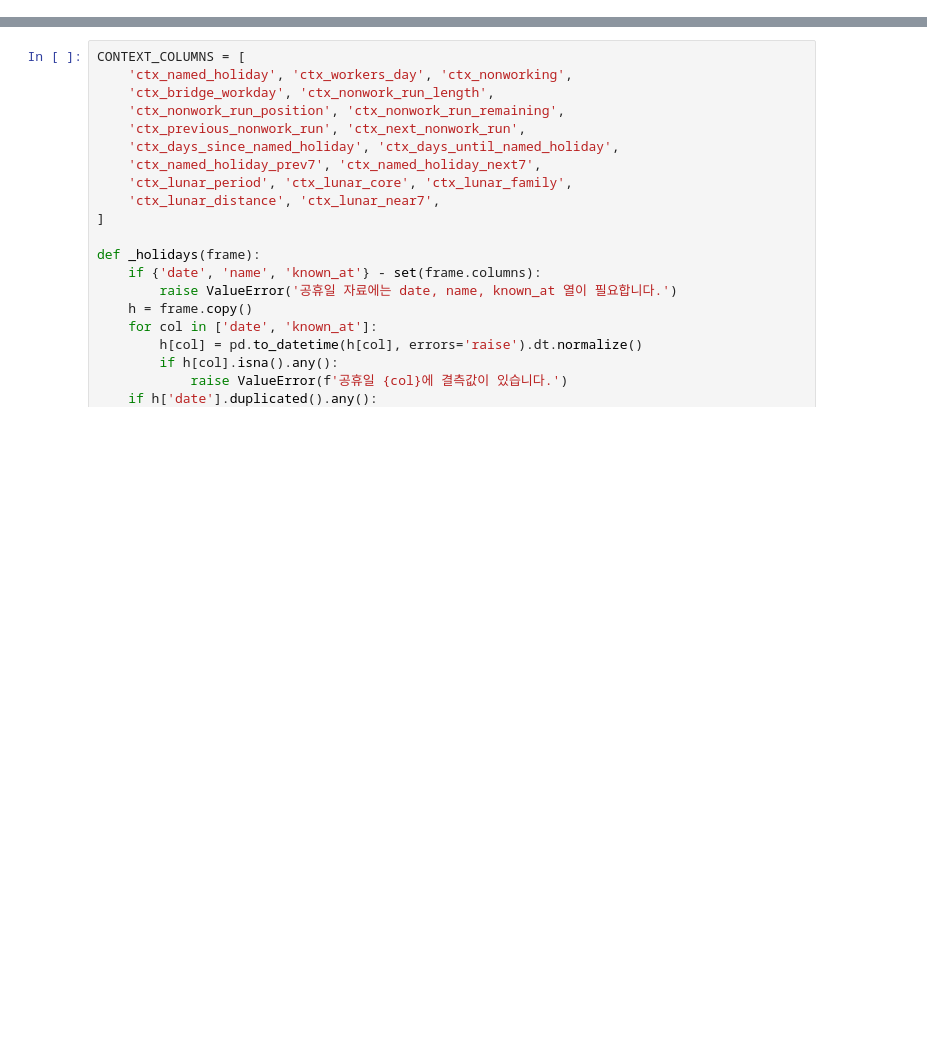
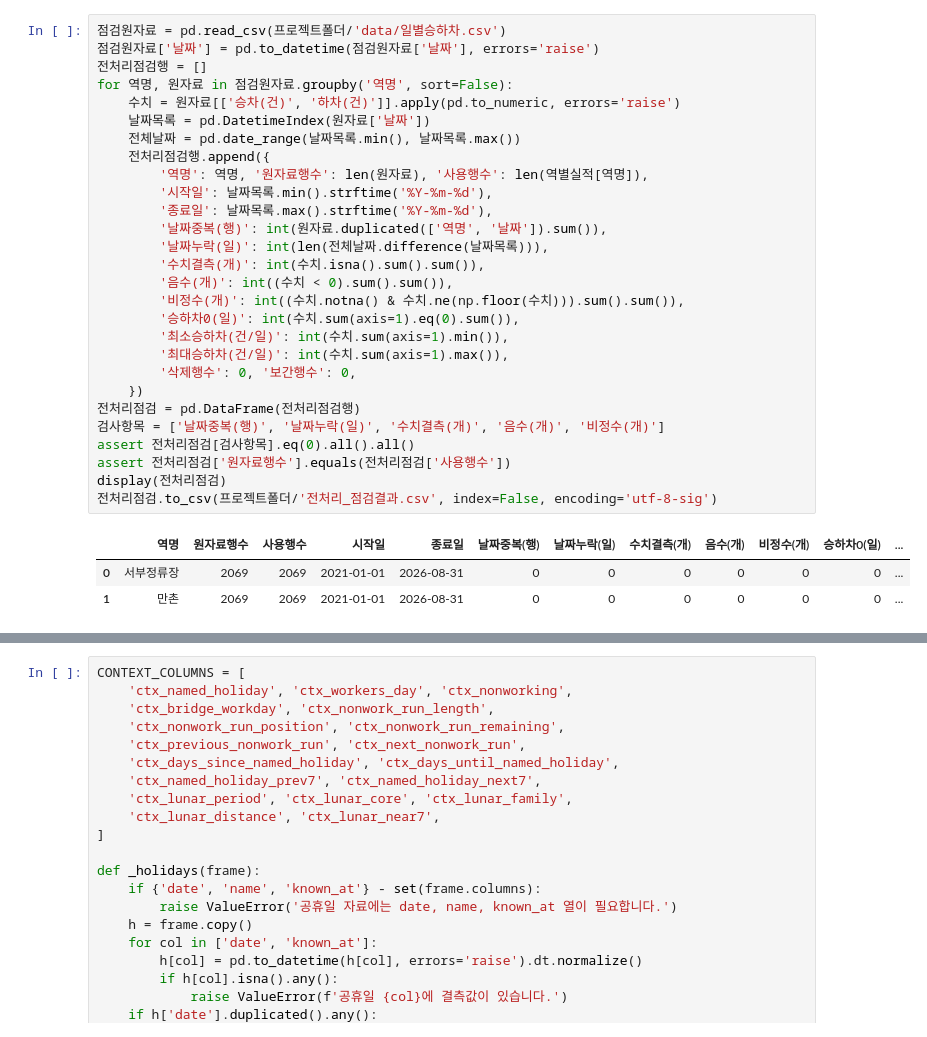
Before and after one commit to SEOWONHYUN/traffic-competition, a Jupyter notebook: 서부정류장_만촌역_수요예측.ipynb, the cells around one changed output, grey strips where cells are left out. Drawn from its saved outputs; the diff is of its cells as text; blank space fills up the shorter version.

```diff
--- a/서부정류장_만촌역_수요예측.ipynb
+++ b/서부정류장_만촌역_수요예측.ipynb
@@ -115,0 +119,32 @@ display(pd.DataFrame([{'자료':'공휴일 원장','행수':len(공휴일원장)
+# %%
+점검원자료 = pd.read_csv(프로젝트폴더/'data/일별승하차.csv')
+점검원자료['날짜'] = pd.to_datetime(점검원자료['날짜'], errors='raise')
+전처리점검행 = []
+for 역명, 원자료 in 점검원자료.groupby('역명', sort=False):
+    수치 = 원자료[['승차(건)', '하차(건)']].apply(pd.to_numeric, errors='raise')
+    날짜목록 = pd.DatetimeIndex(원자료['날짜'])
+    전체날짜 = pd.date_range(날짜목록.min(), 날짜목록.max())
+    전처리점검행.append({
+        '역명': 역명, '원자료행수': len(원자료), '사용행수': len(역별실적[역명]),
+        '시작일': 날짜목록.min().strftime('%Y-%m-%d'),
+        '종료일': 날짜목록.max().strftime('%Y-%m-%d'),
+        '날짜중복(행)': int(원자료.duplicated(['역명', '날짜']).sum()),
+        '날짜누락(일)': int(len(전체날짜.difference(날짜목록))),
+        '수치결측(개)': int(수치.isna().sum().sum()),
+        '음수(개)': int((수치 < 0).sum().sum()),
+        '비정수(개)': int((수치.notna() & 수치.ne(np.floor(수치))).sum().sum()),
+        '승하차0(일)': int(수치.sum(axis=1).eq(0).sum()),
+        '최소승하차(건/일)': int(수치.sum(axis=1).min()),
+        '최대승하차(건/일)': int(수치.sum(axis=1).max()),
+        '삭제행수': 0, '보간행수': 0,
+    })
+전처리점검 = pd.DataFrame(전처리점검행)
+검사항목 = ['날짜중복(행)', '날짜누락(일)', '수치결측(개)', '음수(개)', '비정수(개)']
+assert 전처리점검[검사항목].eq(0).all().all()
+assert 전처리점검['원자료행수'].equals(전처리점검['사용행수'])
+display(전처리점검)
+전처리점검.to_csv(프로젝트폴더/'전처리_점검결과.csv', index=False, encoding='utf-8-sig')
+# %% [output]
+|  | 역명 | 원자료행수 | 사용행수 | 시작일 | 종료일 | 날짜중복(행) | 날짜누락(일) | 수치결측(개) | 음수(개) | 비정수(개) | 승하차0(일) | ... |
+| 0 | 서부정류장 | 2069 | 2069 | 2021-01-01 | 2026-08-31 | 0 | 0 | 0 | 0 | 0 | 0 | ... |
+| 1 | 만촌 | 2069 | 2069 | 2021-01-01 | 2026-08-31 | 0 | 0 | 0 | 0 | 0 | 0 | ... |
```
Also changed, not shown: parts of 21 cells of this notebook, 9 other files.
